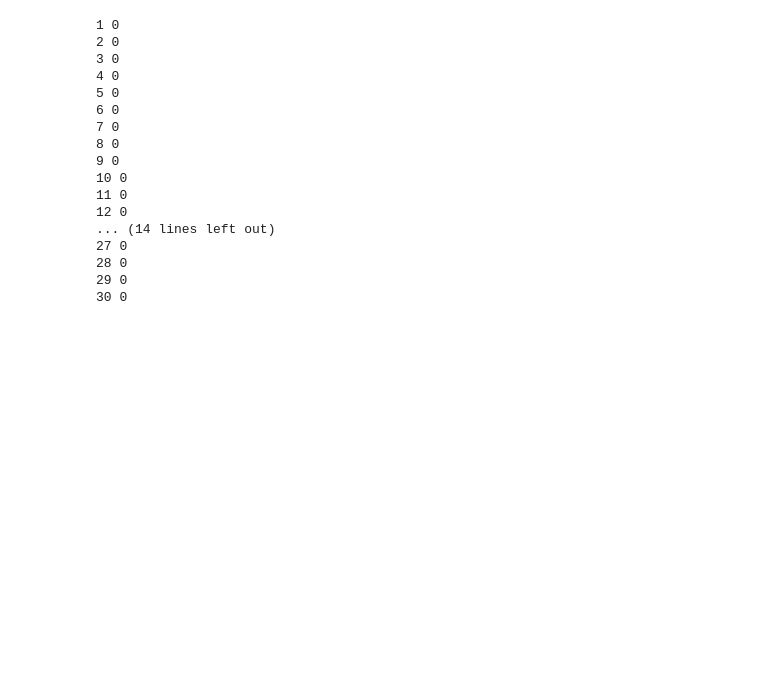
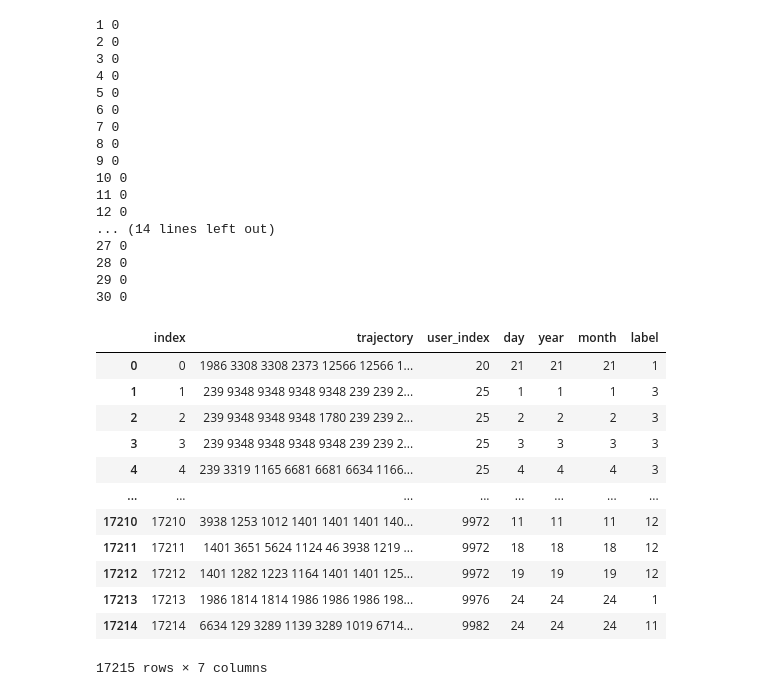
Before and after one commit to Zhenyu-Lii/traj_clustering, a Jupyter notebook: preprocess/CDR/0.ipynb, the cells around one changed output. Drawn from its saved outputs; the diff is of its cells as text; code cells hidden in the pictures; blank space fills up the shorter version.

```diff
--- a/preprocess/CDR/0.ipynb
+++ b/preprocess/CDR/0.ipynb
@@ -410,3 +444,21 @@ for i in tmp:
 28 0
 29 0
 30 0
+# %%
+data = pd.read_hdf('./processed/data_cdr.h5',key='data')
+# %%
+data
+# %% [output]
+|  | index | trajectory | user_index | day | year | month | label |
+| 0 | 0 | 1986 3308 3308 2373 12566 12566 1... | 20 | 21 | 21 | 21 | 1 |
+| 1 | 1 | 239 9348 9348 9348 9348 239 239 2... | 25 | 1 | 1 | 1 | 3 |
+| 2 | 2 | 239 9348 9348 9348 1780 239 239 2... | 25 | 2 | 2 | 2 | 3 |
+| 3 | 3 | 239 9348 9348 9348 9348 239 239 2... | 25 | 3 | 3 | 3 | 3 |
+| 4 | 4 | 239 3319 1165 6681 6681 6634 1166... | 25 | 4 | 4 | 4 | 3 |
+| ... | ... | ... | ... | ... | ... | ... | ... |
+| 17210 | 17210 | 3938 1253 1012 1401 1401 1401 140... | 9972 | 11 | 11 | 11 | 12 |
+| 17211 | 17211 | 1401 3651 5624 1124 46 3938 1219 ... | 9972 | 18 | 18 | 18 | 12 |
+| 17212 | 17212 | 1401 1282 1223 1164 1401 1401 125... | 9972 | 19 | 19 | 19 | 12 |
+| 17213 | 17213 | 1986 1814 1814 1986 1986 1986 198... | 9976 | 24 | 24 | 24 | 1 |
+| 17214 | 17214 | 6634 129 3289 1139 3289 1019 6714... | 9982 | 24 | 24 | 24 | 11 |
+17215 rows × 7 columns
```
Also changed, not shown: parts of 6 cells of this notebook, 10 other files.
